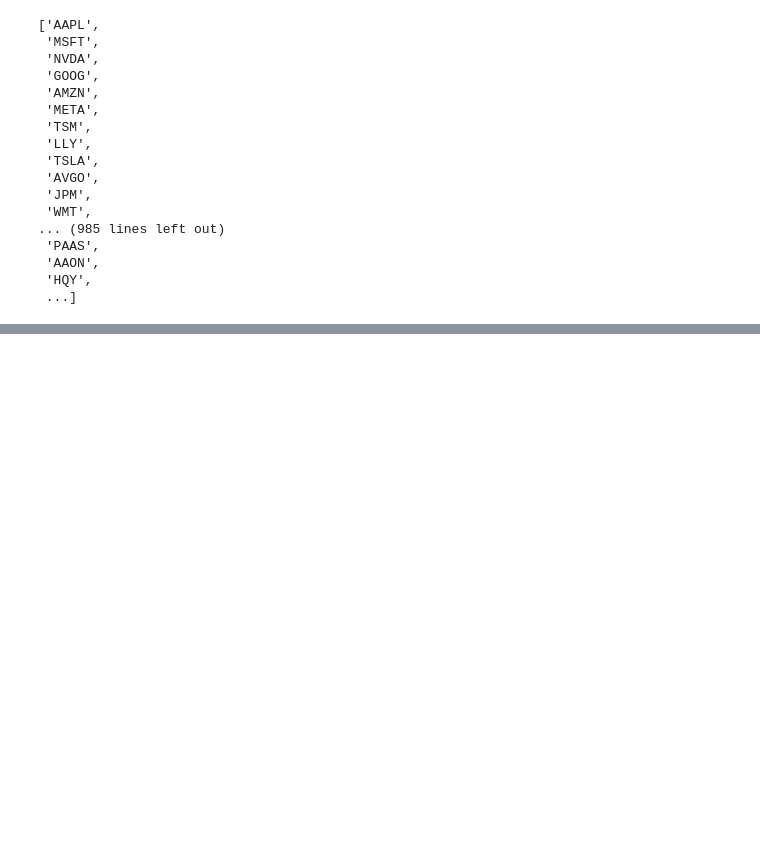
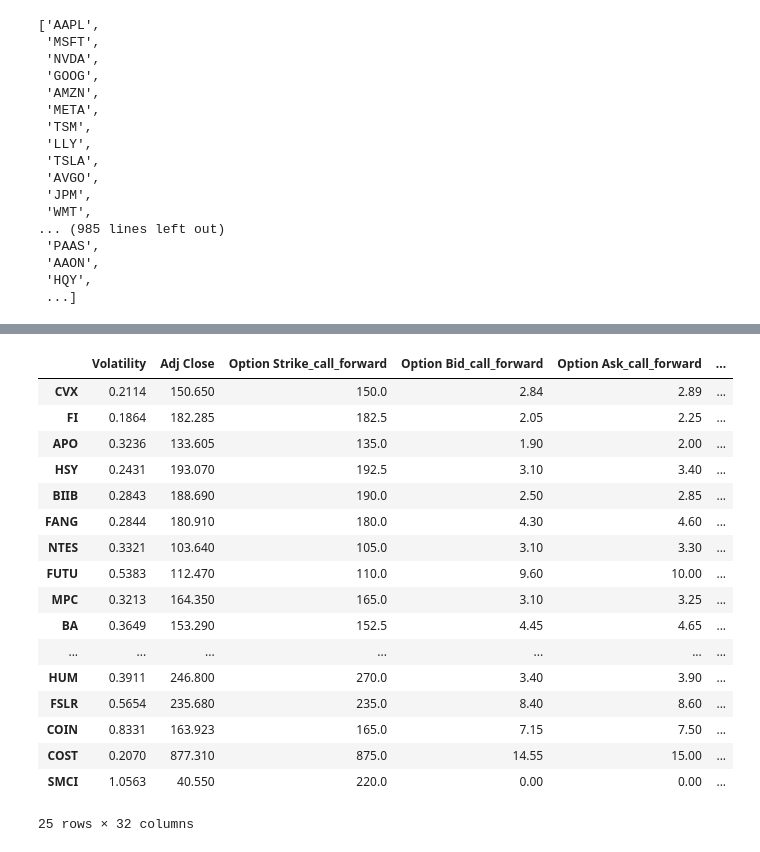
Before and after one commit to Dante-of-Chess/Trading_Strategies, a Jupyter notebook: Options_Scanner.ipynb, the cells around one changed output, grey strips where cells are left out. Cells and saved outputs as stored; diff of their text form; code cells hidden in the pictures; blank space fills up the shorter version.

```diff
--- a/Options_Scanner.ipynb
+++ b/Options_Scanner.ipynb
@@ -186,0 +336,22 @@ test=calculate_rsi(AAPL['Adj Close'])
+# %%
+review=option_data[(option_data.Delta_put > 1) | (option_data.Delta_put < -1)]
+review
+# %% [output]
+|  | Volatility | Adj Close | Option Strike_call_forward | Option Bid_call_forward | Option Ask_call_forward | ... |
+| CVX | 0.2114 | 150.650 | 150.0 | 2.84 | 2.89 | ... |
+| FI | 0.1864 | 182.285 | 182.5 | 2.05 | 2.25 | ... |
+| APO | 0.3236 | 133.605 | 135.0 | 1.90 | 2.00 | ... |
+| HSY | 0.2431 | 193.070 | 192.5 | 3.10 | 3.40 | ... |
+| BIIB | 0.2843 | 188.690 | 190.0 | 2.50 | 2.85 | ... |
+| FANG | 0.2844 | 180.910 | 180.0 | 4.30 | 4.60 | ... |
+| NTES | 0.3321 | 103.640 | 105.0 | 3.10 | 3.30 | ... |
+| FUTU | 0.5383 | 112.470 | 110.0 | 9.60 | 10.00 | ... |
+| MPC | 0.3213 | 164.350 | 165.0 | 3.10 | 3.25 | ... |
+| BA | 0.3649 | 153.290 | 152.5 | 4.45 | 4.65 | ... |
+| ... | ... | ... | ... | ... | ... | ... |
+| HUM | 0.3911 | 246.800 | 270.0 | 3.40 | 3.90 | ... |
+| FSLR | 0.5654 | 235.680 | 235.0 | 8.40 | 8.60 | ... |
+| COIN | 0.8331 | 163.923 | 165.0 | 7.15 | 7.50 | ... |
+| COST | 0.2070 | 877.310 | 875.0 | 14.55 | 15.00 | ... |
+| SMCI | 1.0563 | 40.550 | 220.0 | 0.00 | 0.00 | ... |
+25 rows × 32 columns
```
Also changed, not shown: parts of 25 cells of this notebook, 2 other files.
